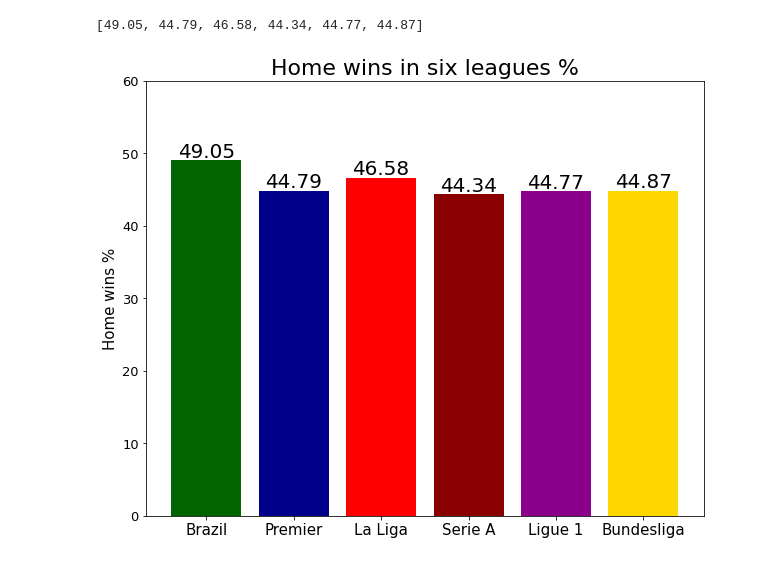
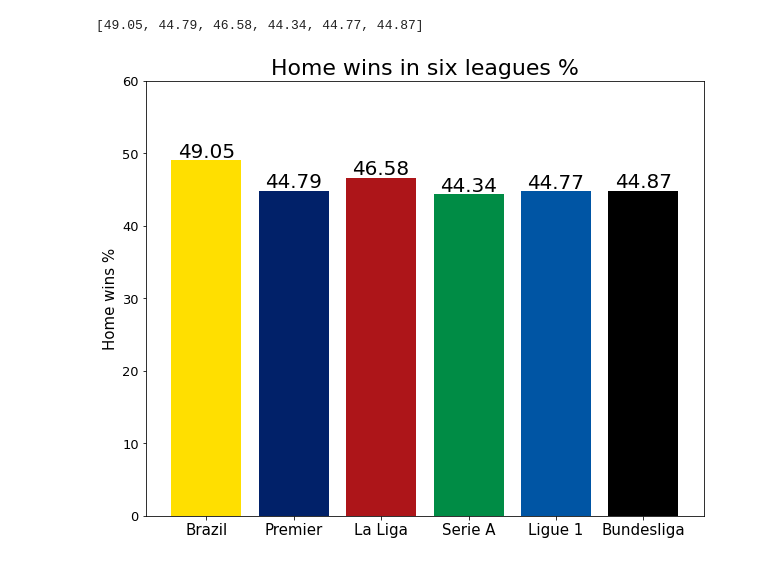
Before and after one commit to cientistadados93/SoccerStudies, a Jupyter notebook: SoccerStudyOne.ipynb, the cells around one changed output. Cells and saved outputs as stored; diff of their text form; code cells hidden in the pictures.

```diff
--- a/SoccerStudyOne.ipynb
+++ b/SoccerStudyOne.ipynb
@@ -20,7 +20,7 @@ away_win = [len(brazilA[brazilA.Res== 'A']), len(premier[premier.FTR == 'A']), l
 x = np.arange(len(leagues))
 plt.figure(figsize=(10,8))
 
-plot = plt.bar(x, home_win, color=['#00FA9A', '#00FF7F', '#98FB98', '#90EE90', '#32CD32', '#228B22'])
+plot = plt.bar(x, home_win, color=['#12F150', '#12F152', '#12F154', '#12F156', '#12F158', '#12F160'])
 
 for i in plot.patches:
   plt.annotate(i.get_height(),
@@ -54,23 +54,24 @@ print(home_rate)
 # %%
 x = np.arange(len(leagues))
 plt.figure(figsize=(10,8))
 
-plot = plt.bar(x, home_rate, color=['#006400', '#00008B', '#FF0000', '#8B0000', '#8B008B', '#FFD700'])
+plot = plt.bar(x, home_rate, color=['#ffdf00', '#012169', '#AD1519', '#008C45', '#0055A4', '#000000'])
 
 for i in plot.patches:
   plt.annotate(i.get_height(),
                 (i.get_x() + i.get_width()/2,i.get_height()),
                 ha='center', va='baseline',fontsize=20,
                 xytext=(0,3),
                 textcoords='offset points'
                 )
 
 plt.title("Home wins in six leagues %", fontsize="22")
 plt.yticks(size='13')
 plt.xticks(x, leagues, size='15')
 plt.ylim(0,60)
 plt.ylabel('Home wins %', size='15')
+
 plt.savefig("/content/drive/MyDrive/Images/homewinspercent.jpeg")
 plt.show()
 # %% [output]
-[figure, old version]
+[figure, new version]
```
Also changed, not shown: parts of 9 cells of this notebook.
